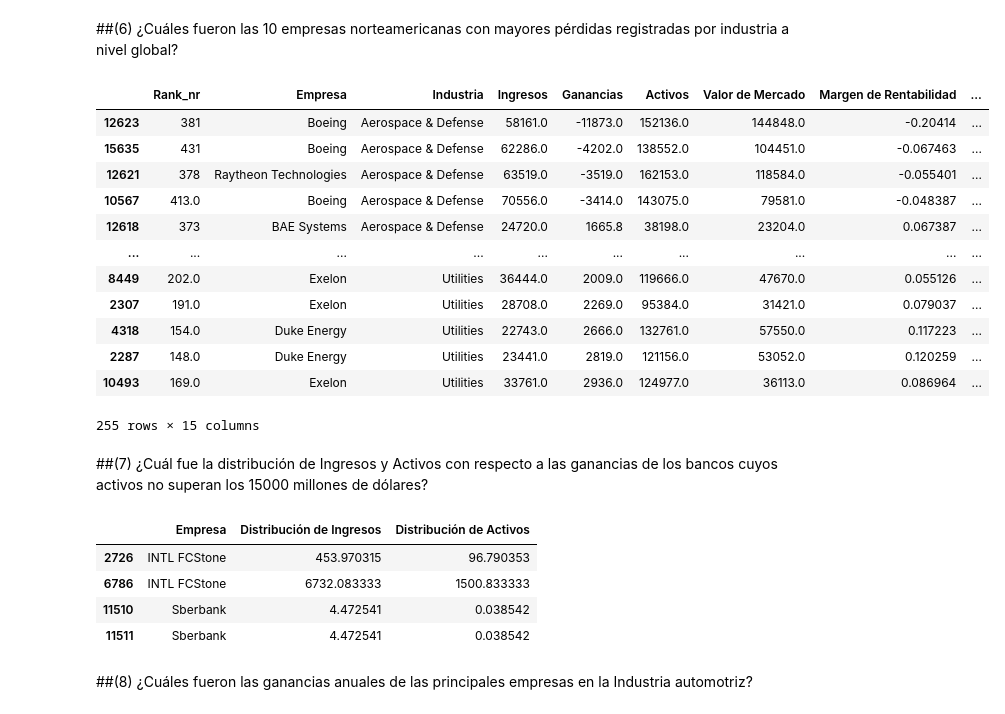
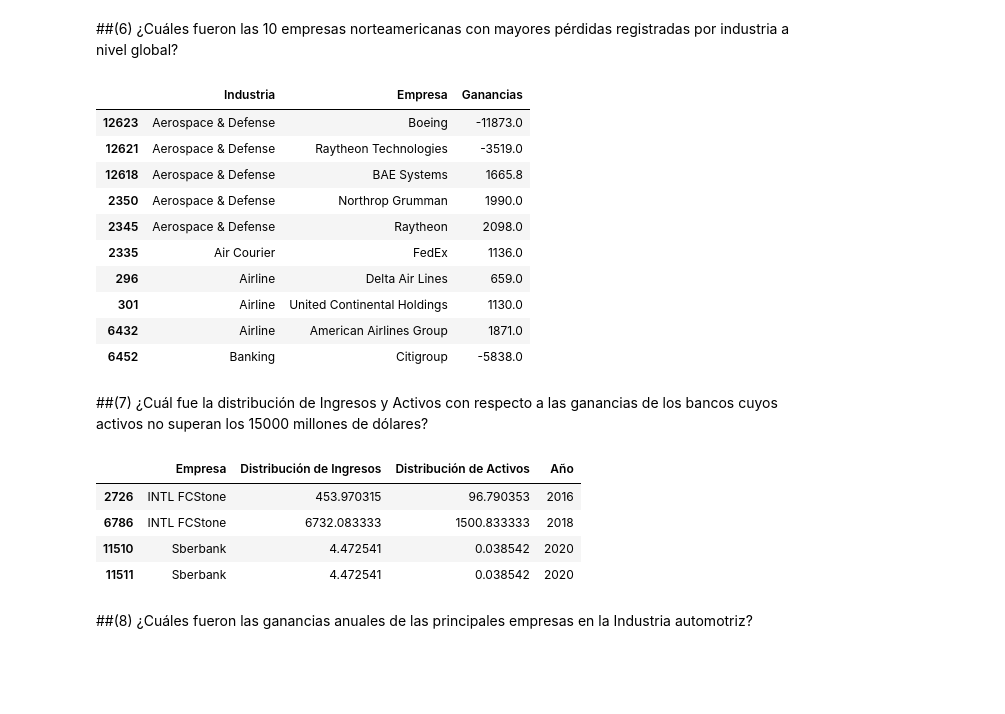
Before and after one commit to Bigote93/DataInsider, a Jupyter notebook: DesafioDataInsider_Nalli.ipynb, the cells around one changed output. Cells and saved outputs as stored; diff of their text form; code cells hidden in the pictures; blank space fills up the shorter version.

```diff
--- a/DesafioDataInsider_Nalli.ipynb
+++ b/DesafioDataInsider_Nalli.ipynb
@@ -1694,35 +1694,35 @@ See the caveats in the documentation: https://pandas.pydata.org/pandas-docs/stab
 # %%
 # Convierto la columna "Ganancias" a tipo de datos numérico
 empresas_norteamericanas['Ganancias'] = pd.to_numeric(empresas_norteamericanas['Ganancias'])
 
 # Filtro el DataFrame para incluir solo las empresas norteamericanas
 empresas_norteamericanas = empresas_norteamericanas[empresas_norteamericanas['Nombre Continente'] == 'North America']
 
 # Agrupo el DataFrame filtrado por la columna "Industria" y encontrar las empresas con las mayores pérdidas en cada industria
 empresas_mayores_perdidas = empresas_norteamericanas.groupby('Industria')['Ganancias'].nsmallest(10)
 
 # Obtengo los datos de las empresas con las mayores pérdidas
 empresas_destacadas = empresas_norteamericanas.loc[empresas_mayores_perdidas.index.get_level_values(1)]
 
-
-# Las las empresas norteamericanas con las mayores pérdidas registradas por industria a nivel global
+# Las empresas norteamericanas con las mayores pérdidas registradas por industria a nivel global
 americana_perdida = pd.DataFrame(empresas_destacadas)
 
-americana_perdida
+# Elimino duplicados de empresas
+americana_perdida = americana_perdida.drop_duplicates(subset='Empresa').head(10)
+
+americana_perdida[['Industria','Empresa','Ganancias']]
 # %% [output]
-|  | Rank_nr | Empresa | Industria | Ingresos | Ganancias | Activos | Valor de Mercado | Margen de Rentabilidad | ... |
-| 12623 | 381 | Boeing | Aerospace & Defense | 58161.0 | -11873.0 | 152136.0 | 144848.0 | -0.20414 | ... |
-| 15635 | 431 | Boeing | Aerospace & Defense | 62286.0 | -4202.0 | 138552.0 | 104451.0 | -0.067463 | ... |
-| 12621 | 378 | Raytheon Technologies | Aerospace & Defense | 63519.0 | -3519.0 | 162153.0 | 118584.0 | -0.055401 | ... |
-| 10567 | 413.0 | Boeing | Aerospace & Defense | 70556.0 | -3414.0 | 143075.0 | 79581.0 | -0.048387 | ... |
-| 12618 | 373 | BAE Systems | Aerospace & Defense | 24720.0 | 1665.8 | 38198.0 | 23204.0 | 0.067387 | ... |
-| ... | ... | ... | ... | ... | ... | ... | ... | ... | ... |
-| 8449 | 202.0 | Exelon | Utilities | 36444.0 | 2009.0 | 119666.0 | 47670.0 | 0.055126 | ... |
-| 2307 | 191.0 | Exelon | Utilities | 28708.0 | 2269.0 | 95384.0 | 31421.0 | 0.079037 | ... |
-| 4318 | 154.0 | Duke Energy | Utilities | 22743.0 | 2666.0 | 132761.0 | 57550.0 | 0.117223 | ... |
-| 2287 | 148.0 | Duke Energy | Utilities | 23441.0 | 2819.0 | 121156.0 | 53052.0 | 0.120259 | ... |
-| 10493 | 169.0 | Exelon | Utilities | 33761.0 | 2936.0 | 124977.0 | 36113.0 | 0.086964 | ... |
+|  | Industria | Empresa | Ganancias |
+| 12623 | Aerospace & Defense | Boeing | -11873.0 |
+| 12621 | Aerospace & Defense | Raytheon Technologies | -3519.0 |
+| 12618 | Aerospace & Defense | BAE Systems | 1665.8 |
+| 2350 | Aerospace & Defense | Northrop Grumman | 1990.0 |
+| 2345 | Aerospace & Defense | Raytheon | 2098.0 |
+| 2335 | Air Courier | FedEx | 1136.0 |
+| 296 | Airline | Delta Air Lines | 659.0 |
+| 301 | Airline | United Continental Holdings | 1130.0 |
+| 6432 | Airline | American Airlines Group | 1871.0 |
+| 6452 | Banking | Citigroup | -5838.0 |
-255 rows × 15 columns
 # %% [markdown]
 ##(7) ¿Cuál fue la distribución de Ingresos y Activos con respecto a las ganancias de los bancos cuyos activos no superan los 15000 millones de dólares?
 # %%
@@ -1743,17 +1743,18 @@ distribucion_activos = bancos_activos['Activos'] / bancos_activos['Ganancias']
 distribucion_df = pd.DataFrame({
     'Empresa': bancos_activos['Empresa'],
     'Distribución de Ingresos': distribucion_ingresos,
-    'Distribución de Activos': distribucion_activos
+    'Distribución de Activos': distribucion_activos,
+    'Año': bancos_activos['Año']
 })
 
 
 distribucion_df
 # %% [output]
-|  | Empresa | Distribución de Ingresos | Distribución de Activos |
-| 2726 | INTL FCStone | 453.970315 | 96.790353 |
-| 6786 | INTL FCStone | 6732.083333 | 1500.833333 |
-| 11510 | Sberbank | 4.472541 | 0.038542 |
-| 11511 | Sberbank | 4.472541 | 0.038542 |
+|  | Empresa | Distribución de Ingresos | Distribución de Activos | Año |
+| 2726 | INTL FCStone | 453.970315 | 96.790353 | 2016 |
+| 6786 | INTL FCStone | 6732.083333 | 1500.833333 | 2018 |
+| 11510 | Sberbank | 4.472541 | 0.038542 | 2020 |
+| 11511 | Sberbank | 4.472541 | 0.038542 | 2020 |
 # %% [markdown]
 ##(8) ¿Cuáles fueron las ganancias anuales de las principales empresas en la Industria automotriz?
 # %%
```
Also changed, not shown: parts of 31 cells of this notebook.
